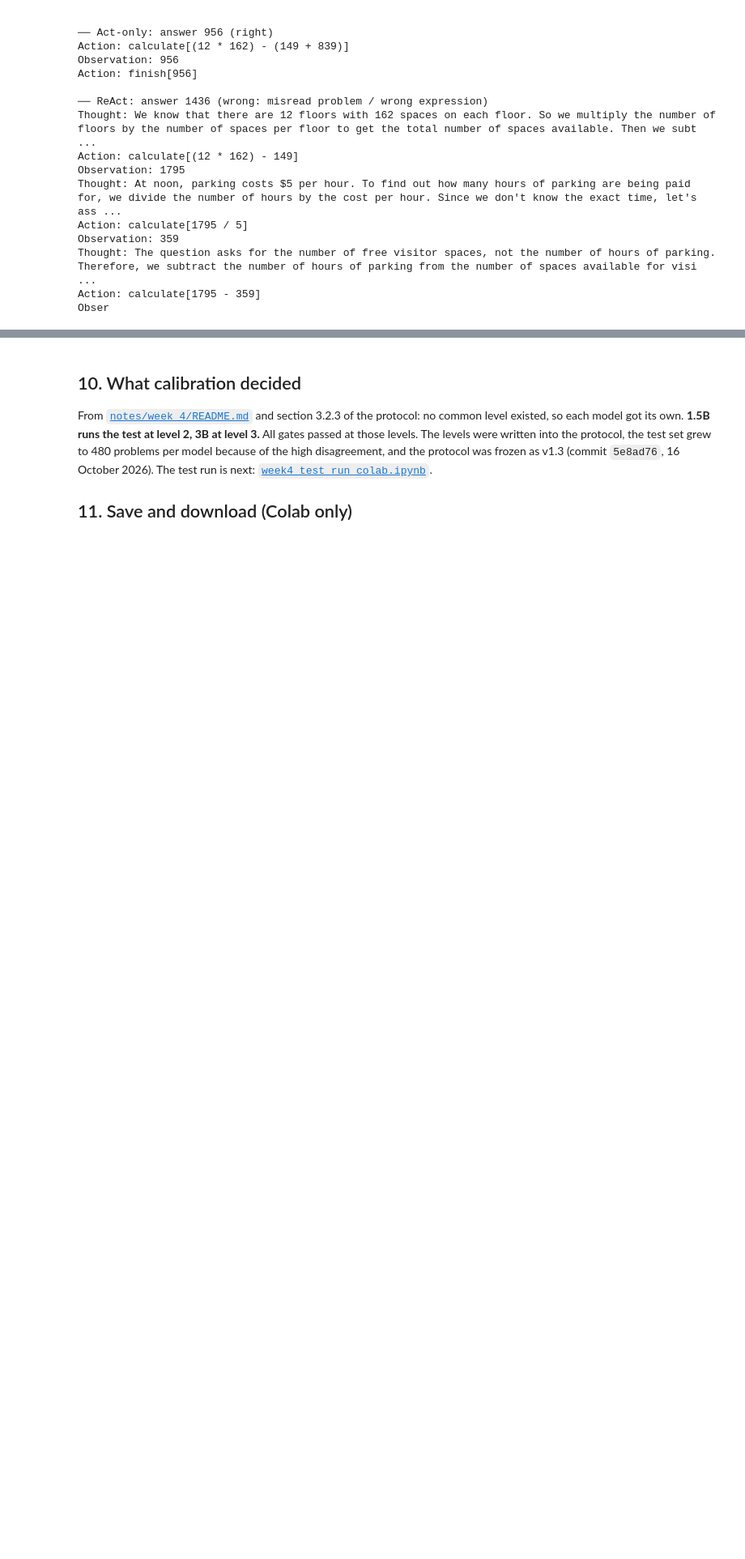
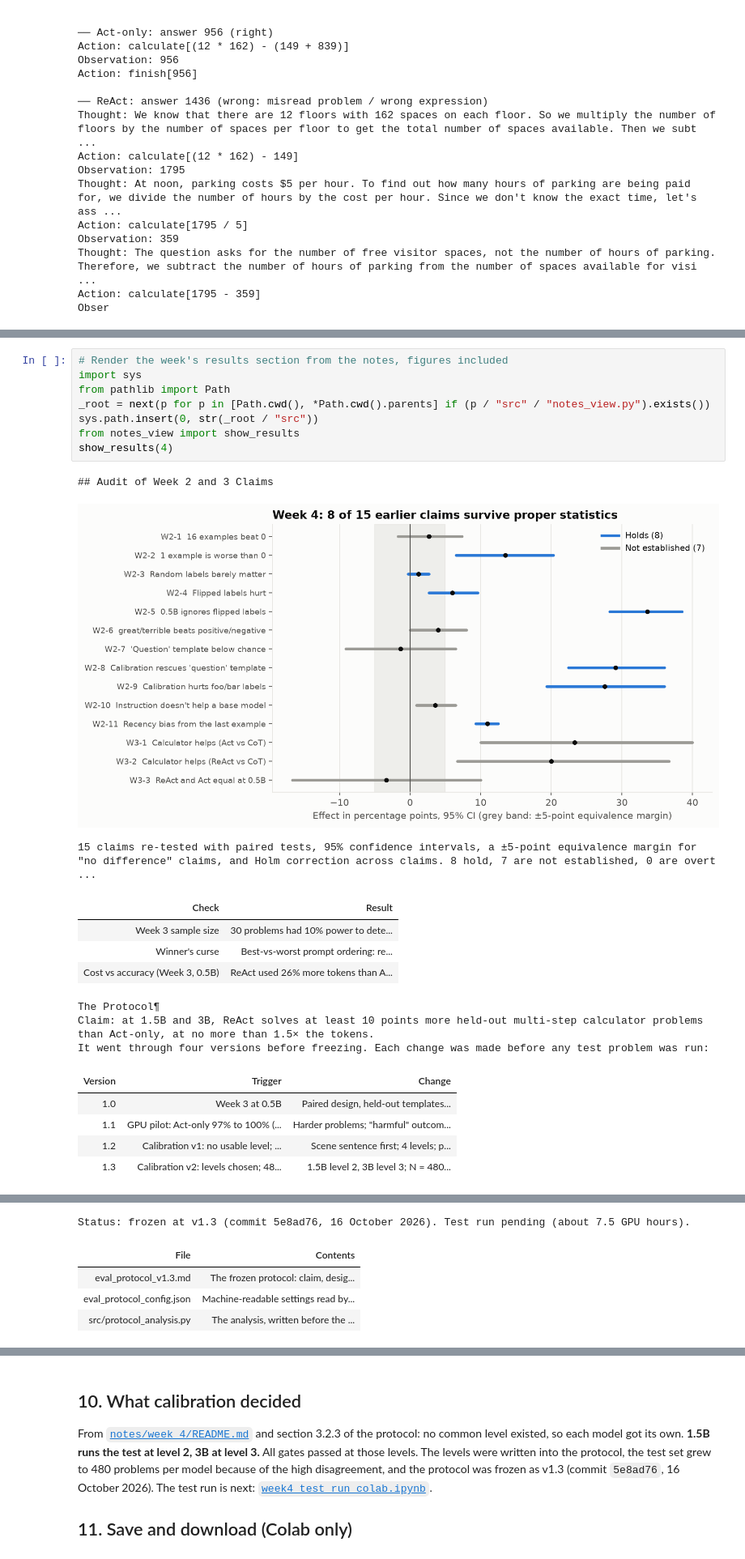
Before and after one commit to jorshimayor/AI-Engineering-Flow_Research, a Jupyter notebook: jupyter/week4_calibration_colab.ipynb, the cells around one changed output, grey strips where cells are left out. Shown at 81% size. Drawn from its saved outputs; the diff is of its cells as text; blank space fills up the shorter version.

```diff
--- a/jupyter/week4_calibration_colab.ipynb
+++ b/jupyter/week4_calibration_colab.ipynb
@@ -496,0 +501,24 @@ Obser
+# %%
+# Render the week's results section from the notes, figures included
+import sys
+from pathlib import Path
+_root = next(p for p in [Path.cwd(), *Path.cwd().parents] if (p / "src" / "notes_view.py").exists())
+sys.path.insert(0, str(_root / "src"))
+from notes_view import show_results
+show_results(4)
+# %% [output]
+## Audit of Week 2 and 3 Claims
+[figure, added]
+15 claims re-tested with paired tests, 95% confidence intervals, a ±5-point equivalence margin for "no difference" claims, and Holm correction across claims. 8 hold, 7 are not established, 0 are overt ...
+| Check | Result |
+| Week 3 sample size | 30 problems had 10% power to dete... |
+| Winner's curse | Best-vs-worst prompt ordering: re... |
+| Cost vs accuracy (Week 3, 0.5B) | ReAct used 26% more tokens than A... |
+The Protocol¶
+Claim: at 1.5B and 3B, ReAct solves at least 10 points more held-out multi-step calculator problems than Act-only, at no more than 1.5× the tokens.
+It went through four versions before freezing. Each change was made before any test problem was run:
+| Version | Trigger | Change |
+| 1.0 | Week 3 at 0.5B | Paired design, held-out templates... |
+| 1.1 | GPU pilot: Act-only 97% to 100% (... | Harder problems; "harmful" outcom... |
+| 1.2 | Calibration v1: no usable level; ... | Scene sentence first; 4 levels; p... |
+| 1.3 | Calibration v2: levels chosen; 48... | 1.5B level 2, 3B level 3; N = 480... |
@@ -496,0 +527,5 @@ Obser
+Status: frozen at v1.3 (commit 5e8ad76, 16 October 2026). Test run pending (about 7.5 GPU hours).
+| File | Contents |
+| eval_protocol_v1.3.md | The frozen protocol: claim, desig... |
+| eval_protocol_config.json | Machine-readable settings read by... |
+| src/protocol_analysis.py | The analysis, written before the ... |
```
Also changed, not shown: parts of 2 cells of this notebook, 10 other files.
